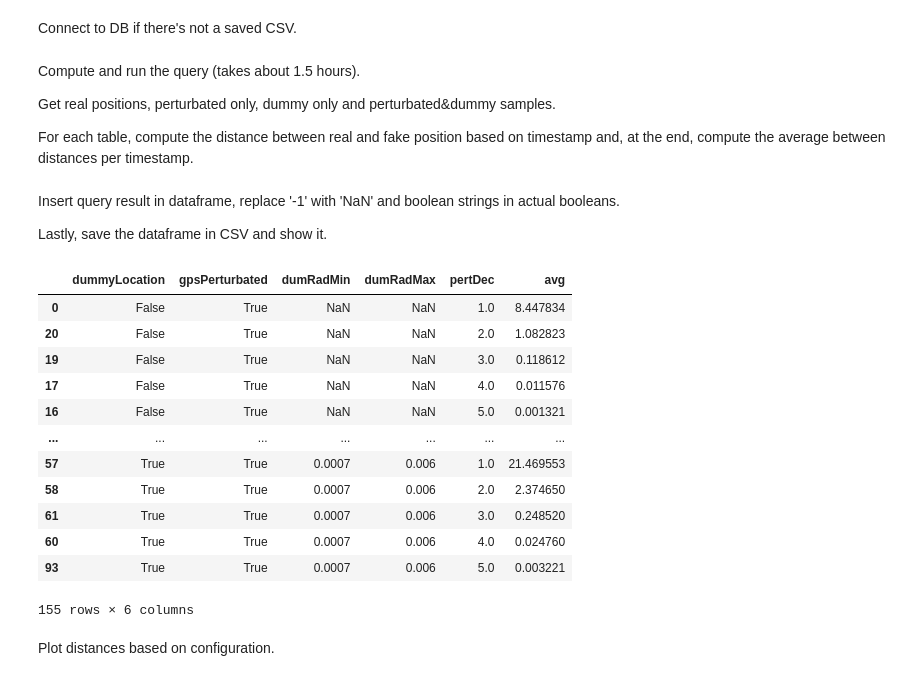
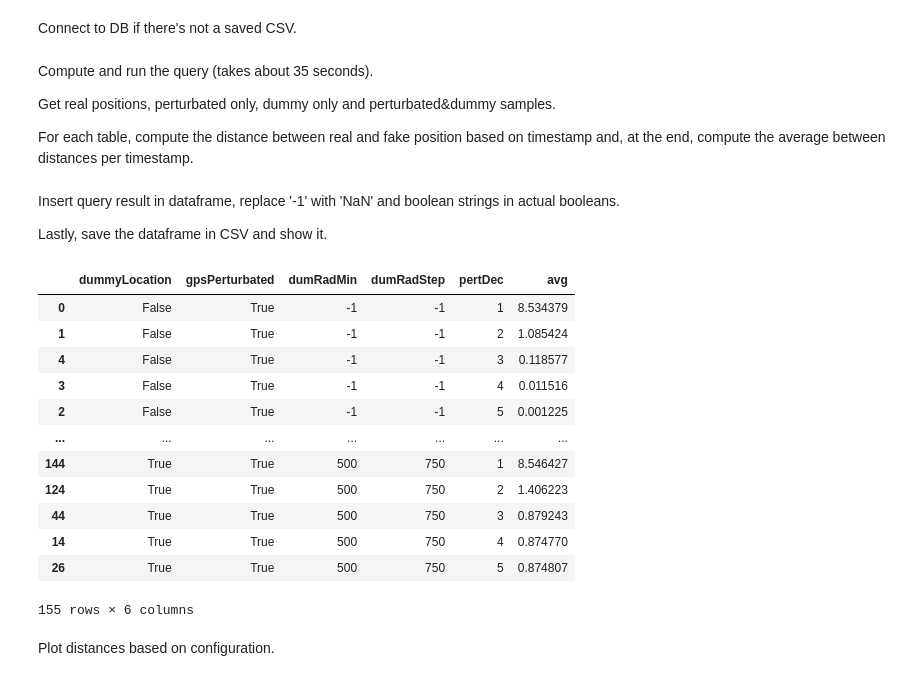
Before and after one commit to burububbu/context-aware-analysis, a Jupyter notebook: privacy qos analysis/privacy.ipynb, the cells around one changed output. Drawn from its saved outputs; the diff is of its cells as text; code cells hidden in the pictures.

```diff
--- a/privacy qos analysis/privacy.ipynb
+++ b/privacy qos analysis/privacy.ipynb
@@ -25,7 +25,7 @@ else:
         os.environ.get("TYPEORM_HOST"),
         os.environ.get("TYPEORM_DATABASE")), echo=False)
 # %% [markdown]
-Compute and run the query (takes about 1.5 hours).
+Compute and run the query (takes about 35 seconds).
 
 Get real positions, perturbated only, dummy only and perturbated&dummy samples.
 
@@ -36,15 +36,15 @@ if df is None:
     session = Session()
 
     perDecimals = [1, 2, 3, 4, 5]
-    dumUpRadMin = [0.0007, 0.0006, 0.0005, 0.0004, 0.0003]
-    dumUpRadMax = [0.002, 0.003, 0.004, 0.005, 0.006]
+    dumUpRadMin = [500, 1000, 1500, 2000, 3000]
+    dumUpRadStep = [250, 500, 750, 1000, 2000]
 
-    def create_query(table_prefix: str, r_min='-1', r_max='-1', p_dec='-1'):
+    def create_query(table_prefix: str, r_min='-1', r_step='-1', p_dec='-1'):
         return f'''SELECT
                 '{r_min!='-1'}' AS "dummyLocation"
                 , '{p_dec!='-1'}' as "gpsPerturbated"
                 , '{r_min}' as "dumRadMin"
-                , '{r_max}' as "dumRadMax"
+                , '{r_step}' as "dumRadStep"
                 , '{p_dec}' as "pertDec"
                 , AVG(ST_Distance(p.location, r.location)) / 1000 as avg
             FROM
@@ -56,12 +56,12 @@ if df is None:
     def replace(num): return str(num).replace('.', '')
 
     pert_queries = [create_query(f'perturbated{dec}', p_dec=dec) for dec in perDecimals]
-    dummy_queries = [create_query(f"dummy{replace(min)}_{replace(max)}", r_min=min, r_max=max)
-                     for min, max in product(dumUpRadMin, dumUpRadMax)]
+    dummy_queries = [create_query(f"dummy{replace(min)}_{replace(step)}", r_min=min, r_step=step)
+                     for min, step in product(dumUpRadMin, dumUpRadStep)]
     dummy_pert_queries = [
         create_query(
-            f"dummy_pert{replace(min)}_{replace(max)}_{dec}", r_min=min, r_max=max, p_dec=dec)
-        for min, max, dec in product(dumUpRadMin, dumUpRadMax, perDecimals)]
+            f"dummy_pert{replace(min)}_{replace(step)}_{dec}", r_min=min, r_step=step, p_dec=dec)
+        for min, step, dec in product(dumUpRadMin, dumUpRadStep, perDecimals)]
 
     query = '\r\nUNION ALL\r\n'.join([*pert_queries, *dummy_queries, *dummy_pert_queries])
     # print(query)
@@ -74,28 +74,28 @@ Lastly, save the dataframe in CSV and show it.
 # %%
 if df is None:
   df = pd.DataFrame(res.fetchall(), columns=res.keys())
-df = df.replace({'dumRadMin': -1, 'dumRadMax': -1, 'pertDec': -1}, np.NaN)
+df = df.replace({'dumRadMin': -1, 'dumRadStep': -1, 'pertDec': -1}, np.NaN)
 # Pandas does not recognize 'True' and 'False' as booleans
 df = df.replace({'True': True, 'False': False})
 
 if not os.path.exists('csvs'):
     os.makedirs('csvs')
 
 df.to_csv(CSV_NAME)
-df.sort_values(['dummyLocation', 'gpsPerturbated', 'dumRadMin', 'dumRadMax', 'pertDec'])
+df.sort_values(['dummyLocation', 'gpsPerturbated', 'dumRadMin', 'dumRadStep', 'pertDec'])
 # %% [output]
-|  | dummyLocation | gpsPerturbated | dumRadMin | dumRadMax | pertDec | avg |
-| 0 | False | True | NaN | NaN | 1.0 | 8.447834 |
-| 20 | False | True | NaN | NaN | 2.0 | 1.082823 |
-| 19 | False | True | NaN | NaN | 3.0 | 0.118612 |
-| 17 | False | True | NaN | NaN | 4.0 | 0.011576 |
-| 16 | False | True | NaN | NaN | 5.0 | 0.001321 |
+|  | dummyLocation | gpsPerturbated | dumRadMin | dumRadStep | pertDec | avg |
+| 0 | False | True | -1 | -1 | 1 | 8.534379 |
+| 1 | False | True | -1 | -1 | 2 | 1.085424 |
+| 4 | False | True | -1 | -1 | 3 | 0.118577 |
+| 3 | False | True | -1 | -1 | 4 | 0.011516 |
+| 2 | False | True | -1 | -1 | 5 | 0.001225 |
 | ... | ... | ... | ... | ... | ... | ... |
-| 57 | True | True | 0.0007 | 0.006 | 1.0 | 21.469553 |
-| 58 | True | True | 0.0007 | 0.006 | 2.0 | 2.374650 |
-| 61 | True | True | 0.0007 | 0.006 | 3.0 | 0.248520 |
-| 60 | True | True | 0.0007 | 0.006 | 4.0 | 0.024760 |
-| 93 | True | True | 0.0007 | 0.006 | 5.0 | 0.003221 |
+| 144 | True | True | 500 | 750 | 1 | 8.546427 |
+| 124 | True | True | 500 | 750 | 2 | 1.406223 |
+| 44 | True | True | 500 | 750 | 3 | 0.879243 |
+| 14 | True | True | 500 | 750 | 4 | 0.874770 |
+| 26 | True | True | 500 | 750 | 5 | 0.874807 |
 155 rows × 6 columns
 # %% [markdown]
 Plot distances based on configuration.
```
Also changed, not shown: parts of 1 cell of this notebook, 3 other files.
